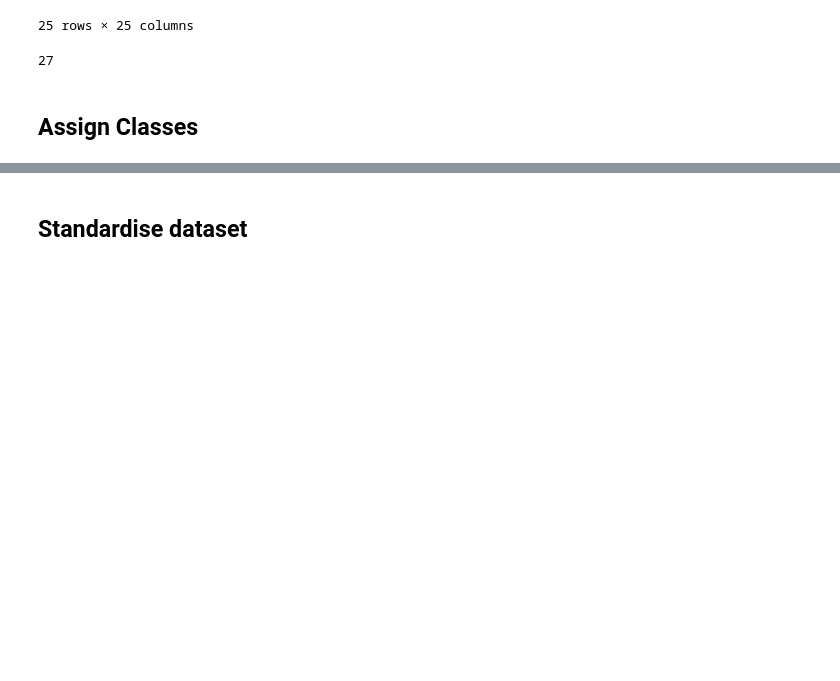
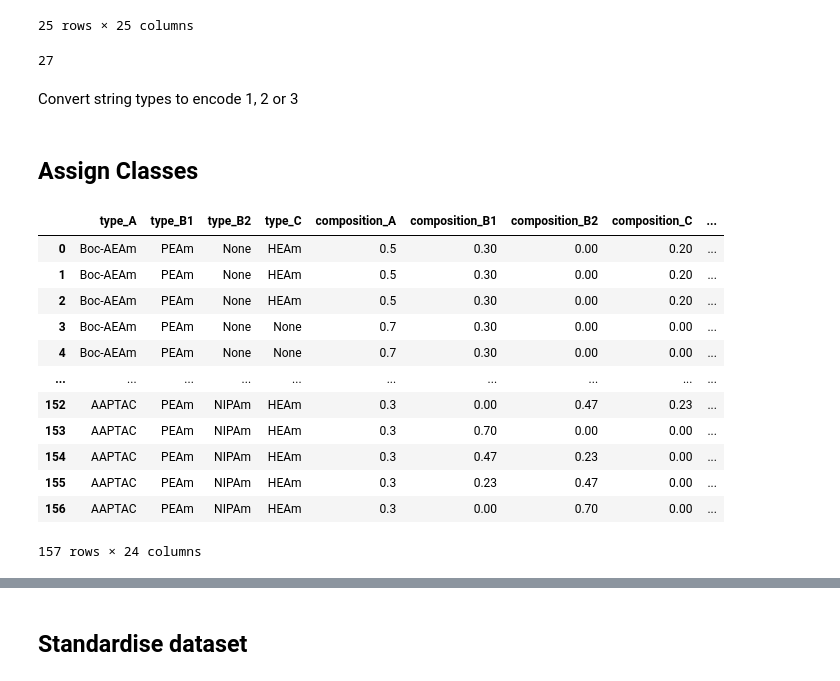
Before and after one commit to YimengJin/Thesis_Yimeng, a Jupyter notebook: Polymer BO.ipynb, the cells around one changed output, grey strips where cells are left out. Drawn from its saved outputs; the diff is of its cells as text; code cells hidden in the pictures; blank space fills up the shorter version.

```diff
--- a/Polymer BO.ipynb
+++ b/Polymer BO.ipynb
@@ -74,8 +74,25 @@ number_of_good_polymers = [i for i in data['MIC_PAO1_PA'] if i<=64]
 len(number_of_good_polymers) # 27 good polymers
 # %% [output]
 27
+# %% [markdown]
+Convert string types to encode 1, 2 or 3
 # %% [markdown]
 ## Assign Classes
 # %%
 data['Category'] = data['MIC_PAO1_PA'].apply(lambda x: 1 if x <= 64 else 0)
 data = data.drop(columns = ['MIC_PAO1_PA'])
+data
+# %% [output]
+|  | type_A | type_B1 | type_B2 | type_C | composition_A | composition_B1 | composition_B2 | composition_C | ... |
+| 0 | Boc-AEAm | PEAm | None | HEAm | 0.5 | 0.30 | 0.00 | 0.20 | ... |
+| 1 | Boc-AEAm | PEAm | None | HEAm | 0.5 | 0.30 | 0.00 | 0.20 | ... |
+| 2 | Boc-AEAm | PEAm | None | HEAm | 0.5 | 0.30 | 0.00 | 0.20 | ... |
+| 3 | Boc-AEAm | PEAm | None | None | 0.7 | 0.30 | 0.00 | 0.00 | ... |
+| 4 | Boc-AEAm | PEAm | None | None | 0.7 | 0.30 | 0.00 | 0.00 | ... |
+| ... | ... | ... | ... | ... | ... | ... | ... | ... | ... |
+| 152 | AAPTAC | PEAm | NIPAm | HEAm | 0.3 | 0.00 | 0.47 | 0.23 | ... |
+| 153 | AAPTAC | PEAm | NIPAm | HEAm | 0.3 | 0.70 | 0.00 | 0.00 | ... |
+| 154 | AAPTAC | PEAm | NIPAm | HEAm | 0.3 | 0.47 | 0.23 | 0.00 | ... |
+| 155 | AAPTAC | PEAm | NIPAm | HEAm | 0.3 | 0.23 | 0.47 | 0.00 | ... |
+| 156 | AAPTAC | PEAm | NIPAm | HEAm | 0.3 | 0.00 | 0.70 | 0.00 | ... |
+157 rows × 24 columns
```
Also changed, not shown: parts of 18 cells of this notebook, 2 other files.
